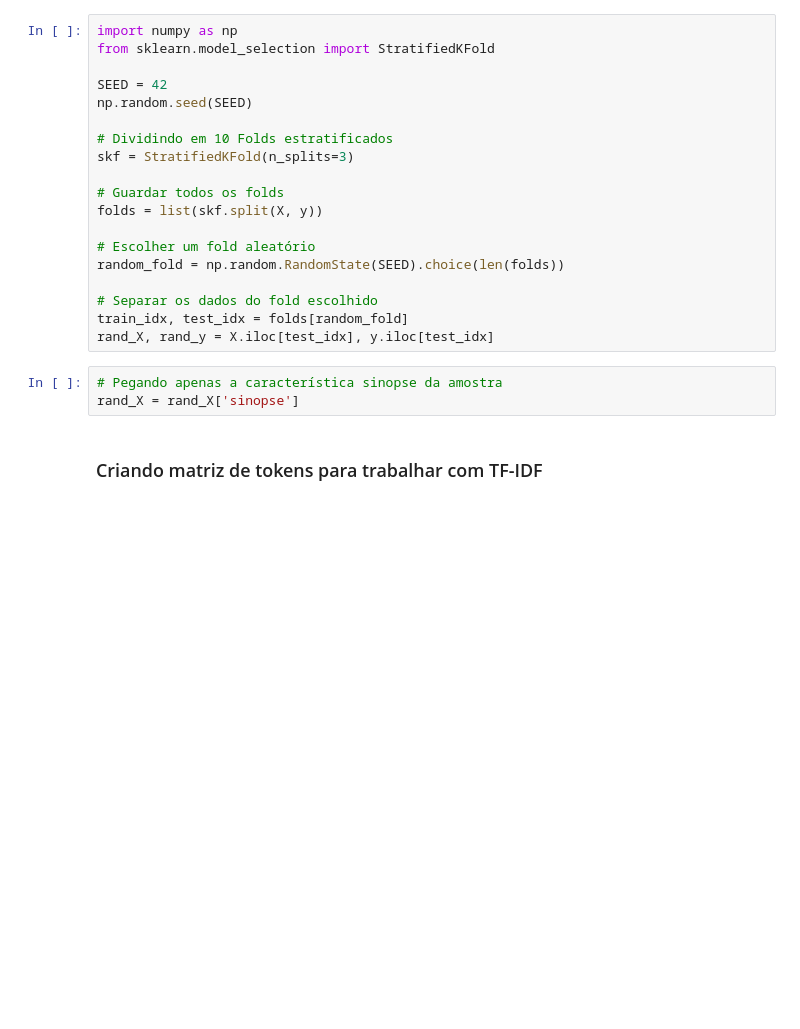
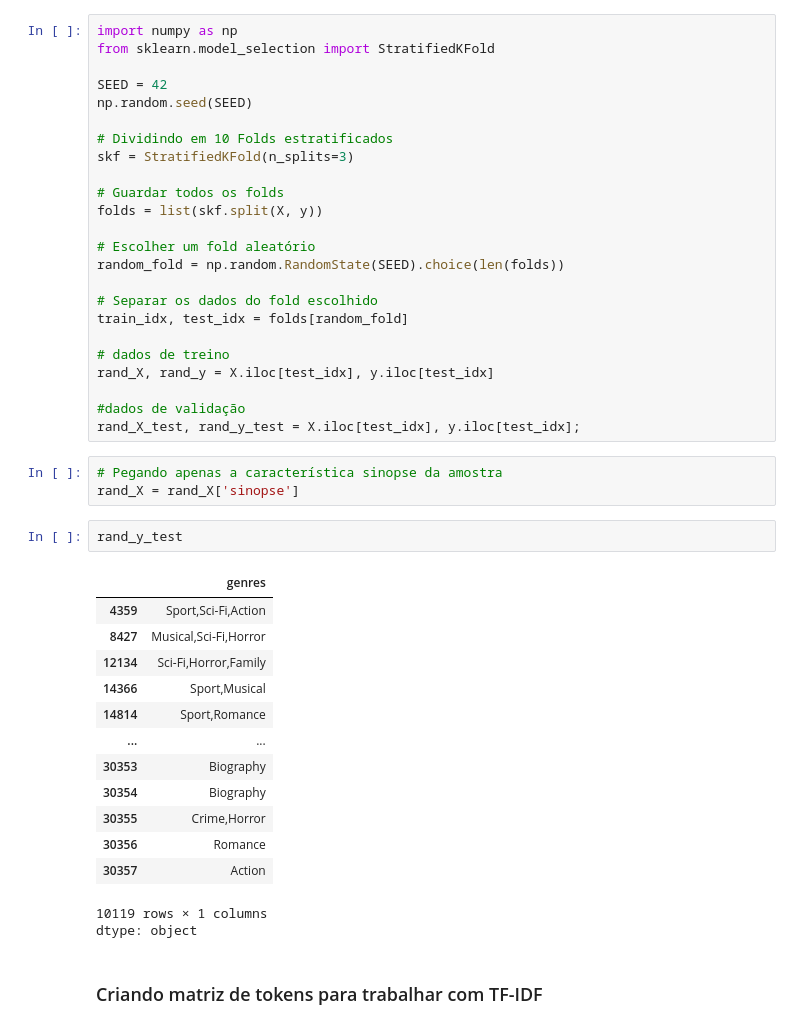
Before and after one commit to alekswheeler/datasci_home_work, a Jupyter notebook: Especificação_2024_2.ipynb, the cells around one changed output. Saved outputs shown, nothing was run; the diff lists cells and outputs as text; blank space fills up the shorter version.

```diff
--- a/Especificação_2024_2.ipynb
+++ b/Especificação_2024_2.ipynb
@@ -201,10 +197,32 @@ random_fold = np.random.RandomState(SEED).choice(len(folds))
 
 # Separar os dados do fold escolhido
 train_idx, test_idx = folds[random_fold]
+
+# dados de treino
 rand_X, rand_y = X.iloc[test_idx], y.iloc[test_idx]
+
+#dados de validação
+rand_X_test, rand_y_test = X.iloc[test_idx], y.iloc[test_idx];
 # %%
 # Pegando apenas a característica sinopse da amostra
 rand_X = rand_X['sinopse']
+# %%
+rand_y_test
+# %% [output]
+|  | genres |
+| 4359 | Sport,Sci-Fi,Action |
+| 8427 | Musical,Sci-Fi,Horror |
+| 12134 | Sci-Fi,Horror,Family |
+| 14366 | Sport,Musical |
+| 14814 | Sport,Romance |
+| ... | ... |
+| 30353 | Biography |
+| 30354 | Biography |
+| 30355 | Crime,Horror |
+| 30356 | Romance |
+| 30357 | Action |
+10119 rows × 1 columns
+dtype: object
 # %% [markdown]
 ### Criando matriz de tokens para trabalhar com TF-IDF
 # %%
```
Also changed, not shown: parts of 8 cells of this notebook.
